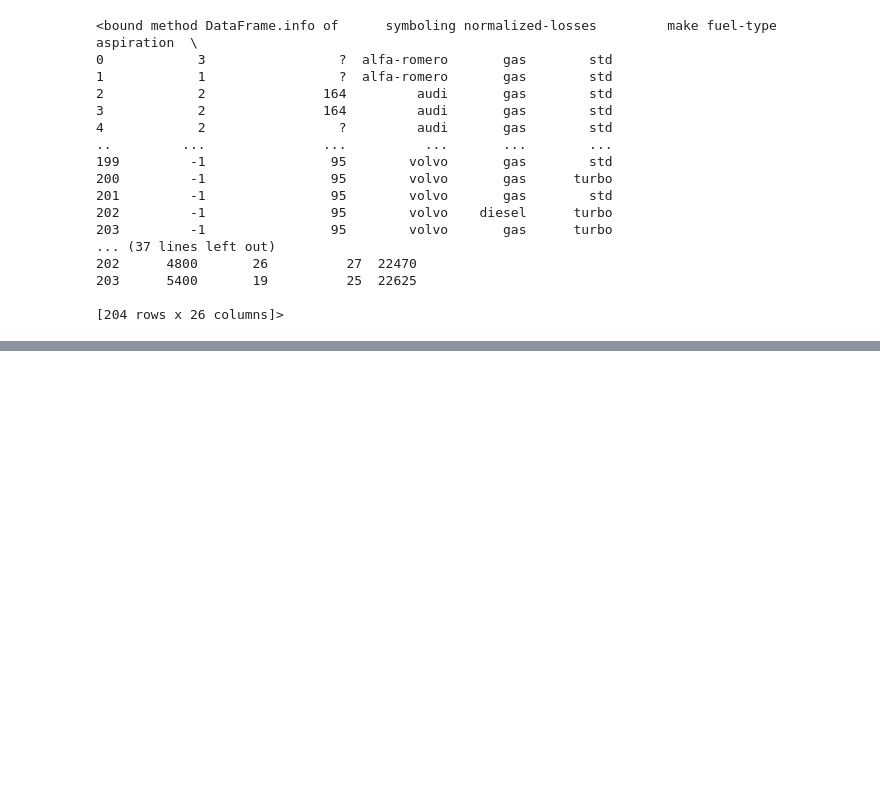
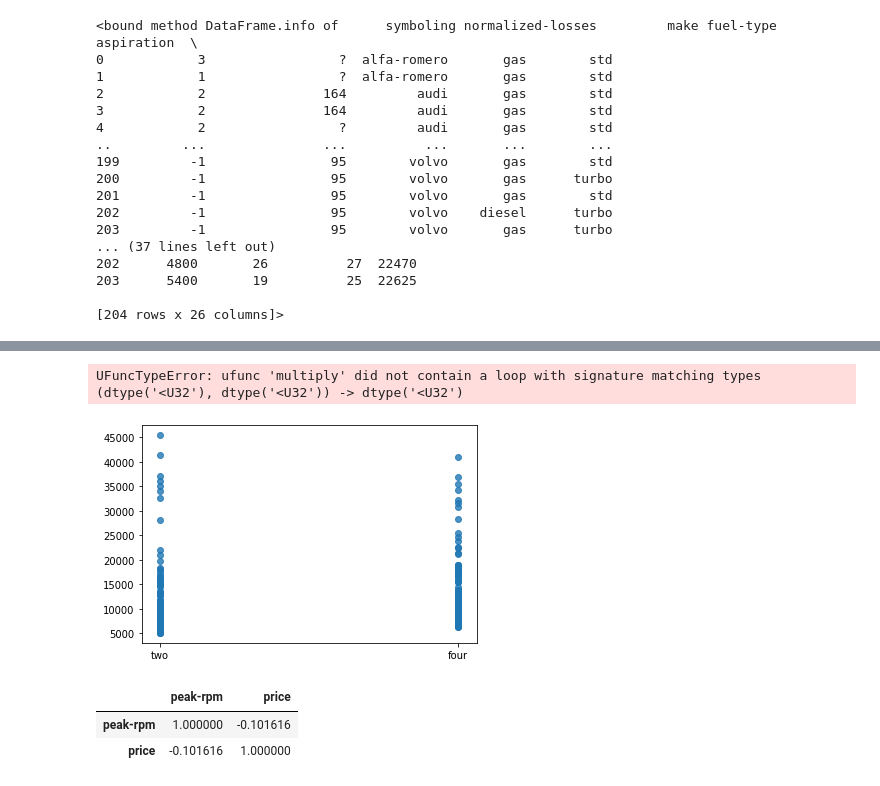
Before and after one commit to Nightfury874/edxChapter2, a Jupyter notebook: Reading a dataset.ipynb, the cells around one changed output, grey strips where cells are left out. Saved outputs shown, nothing was run; the diff lists cells and outputs as text; code cells hidden in the pictures; blank space fills up the shorter version.

```diff
--- a/Reading a dataset.ipynb
+++ b/Reading a dataset.ipynb
@@ -85,0 +189,12 @@ df.info
+# %%
+sns.regplot(x='num-of-doors',y='price', data=df)
+plt.ylim(0,)
+# %% [output]
+UFuncTypeError: ufunc 'multiply' did not contain a loop with signature matching types (dtype('<U32'), dtype('<U32')) -> dtype('<U32')
+[figure, added]
+# %%
+df[['peak-rpm','price']].corr()
+# %% [output]
+|  | peak-rpm | price |
+| peak-rpm | 1.000000 | -0.101616 |
+| price | -0.101616 | 1.000000 |
```
Also changed, not shown: parts of 26 cells of this notebook.
